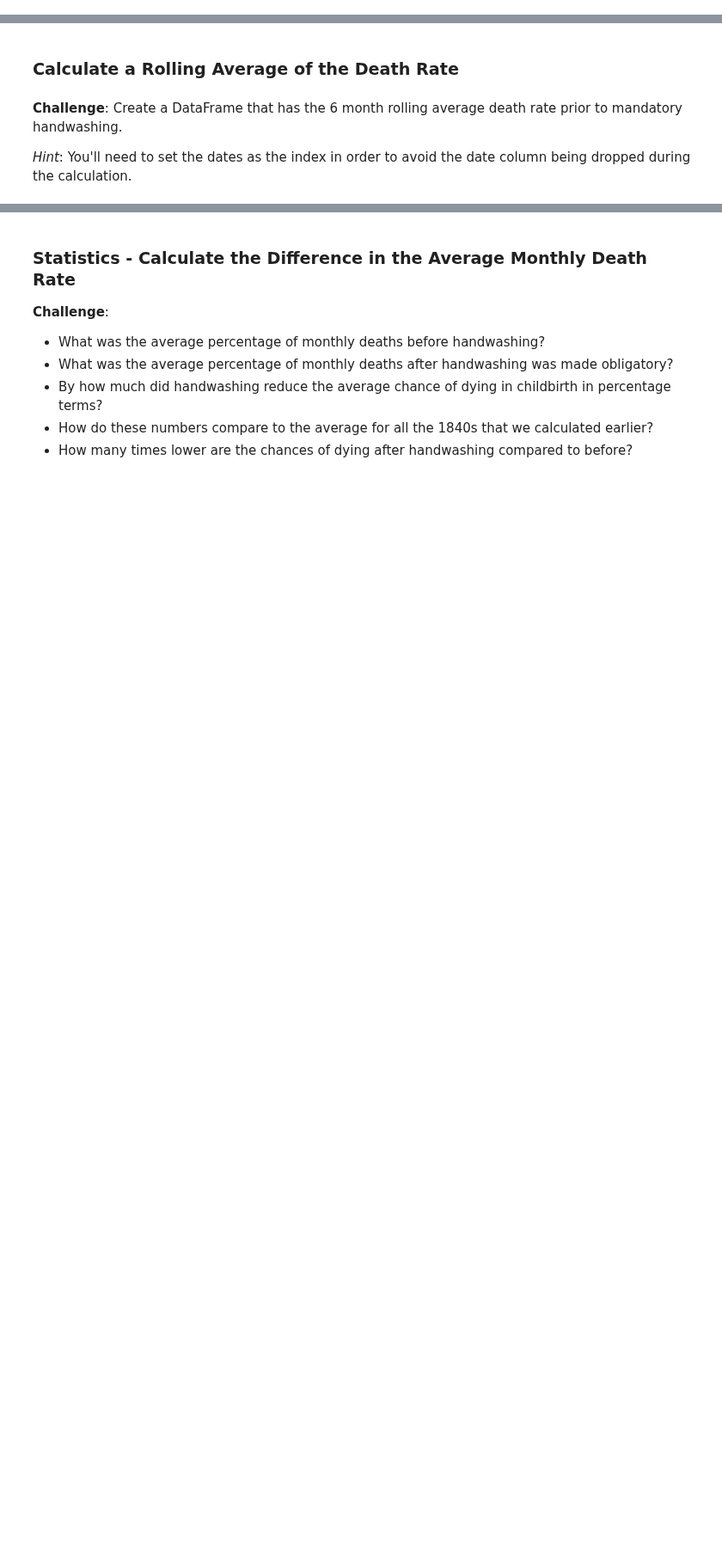
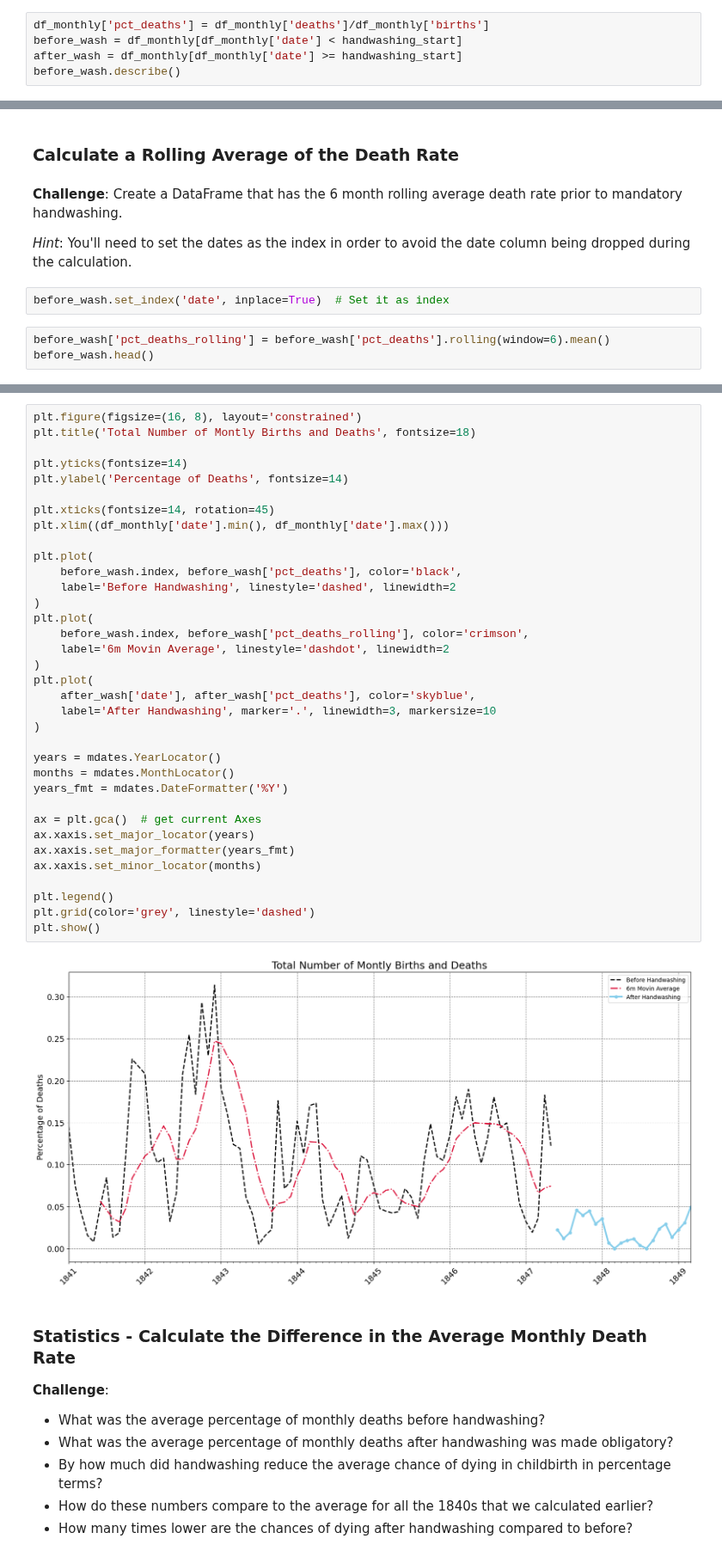
Before and after one commit to RafaelMoralesGallegos/100-days-of-Python, a Jupyter notebook: Day_80_t-Tests/Dr_Semmelweis_Handwashing_Discovery.ipynb, the cells around one changed output, grey strips where cells are left out. Shown at 86% size. Saved outputs shown, nothing was run; the diff lists cells and outputs as text; blank space fills up the shorter version.

```diff
--- a/Day_80_t-Tests/Dr_Semmelweis_Handwashing_Discovery.ipynb
+++ b/Day_80_t-Tests/Dr_Semmelweis_Handwashing_Discovery.ipynb
@@ -222,3 +253,8 @@ handwashing_start = pd.to_datetime('1847-06-01')
 * Create two subsets from the `df_monthly` data: before and after Dr Semmelweis ordered washing hand.
 * Calculate the average death rate prior to June 1947.
 * Calculate the average death rate after June 1947.
+# %%
+df_monthly['pct_deaths'] = df_monthly['deaths']/df_monthly['births']
+before_wash = df_monthly[df_monthly['date'] < handwashing_start]
+after_wash = df_monthly[df_monthly['date'] >= handwashing_start]
+before_wash.describe()
@@ -228,3 +286,8 @@ handwashing_start = pd.to_datetime('1847-06-01')
 **Challenge**: Create a DataFrame that has the 6 month rolling average death rate prior to mandatory handwashing.
 
 *Hint*: You'll need to set the dates as the index in order to avoid the date column being dropped during the calculation.
+# %%
+before_wash.set_index('date', inplace=True)  # Set it as index
+# %%
+before_wash['pct_deaths_rolling'] = before_wash['pct_deaths'].rolling(window=6).mean()
+before_wash.head()
@@ -240,6 +313,43 @@ handwashing_start = pd.to_datetime('1847-06-01')
 * Show the moving average as a thicker, crimon line.
 * Show the rate after handwashing as a skyblue line with round markers.
 * Look at the [code snippet in the documentation to see how you can add a legend](https://matplotlib.org/3.1.1/api/_as_gen/matplotlib.pyplot.legend.html) to the chart.
+# %%
+plt.figure(figsize=(16, 8), layout='constrained')
+plt.title('Total Number of Montly Births and Deaths', fontsize=18)
+
+plt.yticks(fontsize=14)
+plt.ylabel('Percentage of Deaths', fontsize=14)
+
+plt.xticks(fontsize=14, rotation=45)
+plt.xlim((df_monthly['date'].min(), df_monthly['date'].max()))
+
+plt.plot(
+    before_wash.index, before_wash['pct_deaths'], color='black',
+    label='Before Handwashing', linestyle='dashed', linewidth=2
+)
+plt.plot(
+    before_wash.index, before_wash['pct_deaths_rolling'], color='crimson',
+    label='6m Movin Average', linestyle='dashdot', linewidth=2
+)
+plt.plot(
+    after_wash['date'], after_wash['pct_deaths'], color='skyblue',
+    label='After Handwashing', marker='.', linewidth=3, markersize=10
+)
+
+years = mdates.YearLocator()
+months = mdates.MonthLocator()
+years_fmt = mdates.DateFormatter('%Y')
+
+ax = plt.gca()  # get current Axes
+ax.xaxis.set_major_locator(years)
+ax.xaxis.set_major_formatter(years_fmt)
+ax.xaxis.set_minor_locator(months)
+
+plt.legend()
+plt.grid(color='grey', linestyle='dashed')
+plt.show()
+# %% [output]
+[figure, added]
 # %% [markdown]
 ### Statistics - Calculate the Difference in the Average Monthly Death Rate
 
```
Also changed, not shown: parts of 11 cells of this notebook.
